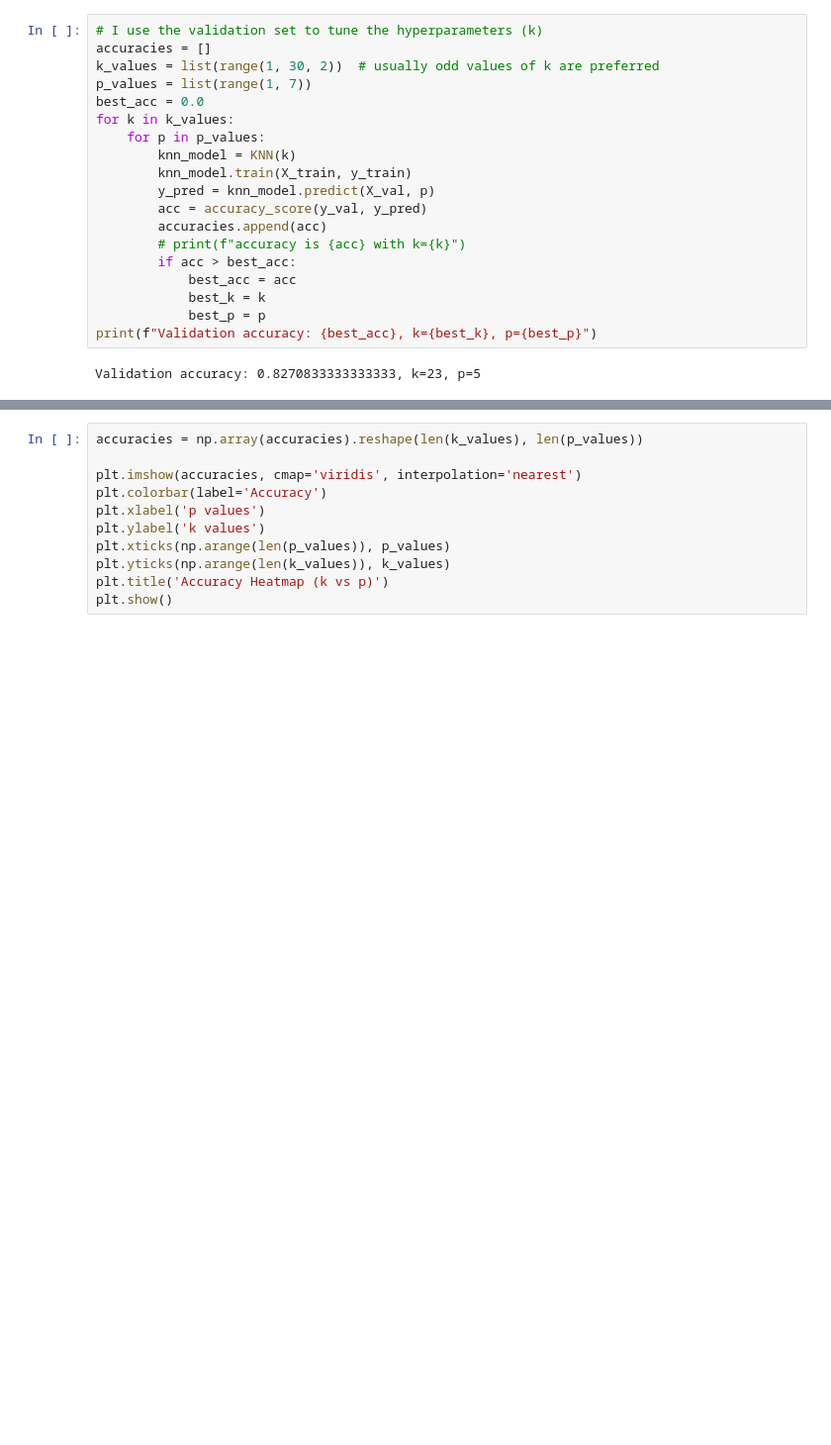
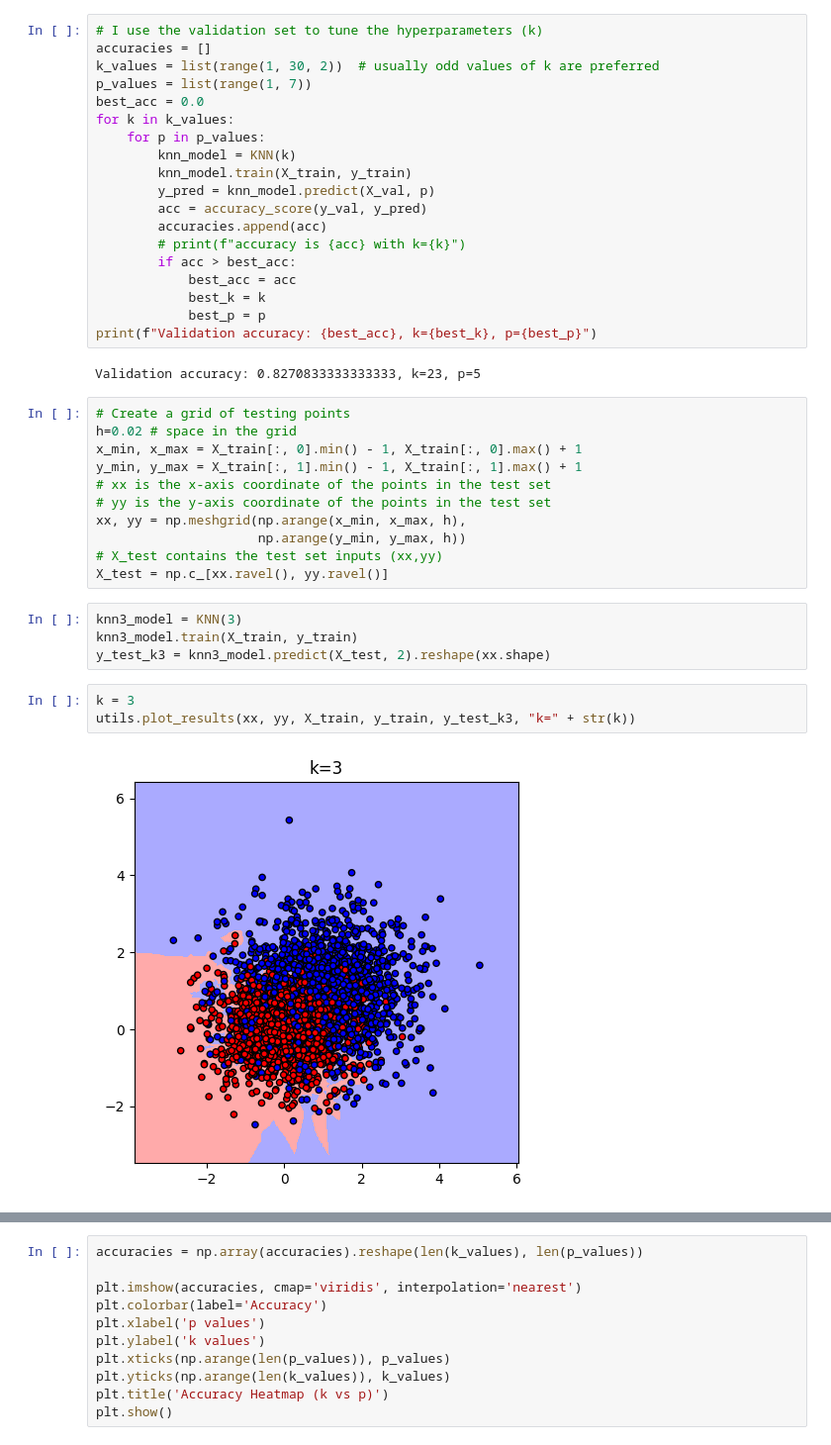
Before and after one commit to sararst/Malis, a Jupyter notebook: proj1/task2.ipynb, the cells around one changed output, grey strips where cells are left out. Shown at 99% size. Cells and saved outputs as stored; diff of their text form; blank space fills up the shorter version.

```diff
--- a/proj1/task2.ipynb
+++ b/proj1/task2.ipynb
@@ -39,3 +39,23 @@ for k in k_values:
 print(f"Validation accuracy: {best_acc}, k={best_k}, p={best_p}")
 # %% [output]
 Validation accuracy: 0.8270833333333333, k=23, p=5
+# %%
+# Create a grid of testing points
+h=0.02 # space in the grid
+x_min, x_max = X_train[:, 0].min() - 1, X_train[:, 0].max() + 1
+y_min, y_max = X_train[:, 1].min() - 1, X_train[:, 1].max() + 1
+# xx is the x-axis coordinate of the points in the test set
+# yy is the y-axis coordinate of the points in the test set
+xx, yy = np.meshgrid(np.arange(x_min, x_max, h),
+                     np.arange(y_min, y_max, h))
+# X_test contains the test set inputs (xx,yy)
+X_test = np.c_[xx.ravel(), yy.ravel()]
+# %%
+knn3_model = KNN(3)
+knn3_model.train(X_train, y_train)
+y_test_k3 = knn3_model.predict(X_test, 2).reshape(xx.shape)
+# %%
+k = 3
+utils.plot_results(xx, yy, X_train, y_train, y_test_k3, "k=" + str(k))
+# %% [output]
+[figure, added]
```
Also changed, not shown: parts of 1 cell of this notebook, 1 other file.
